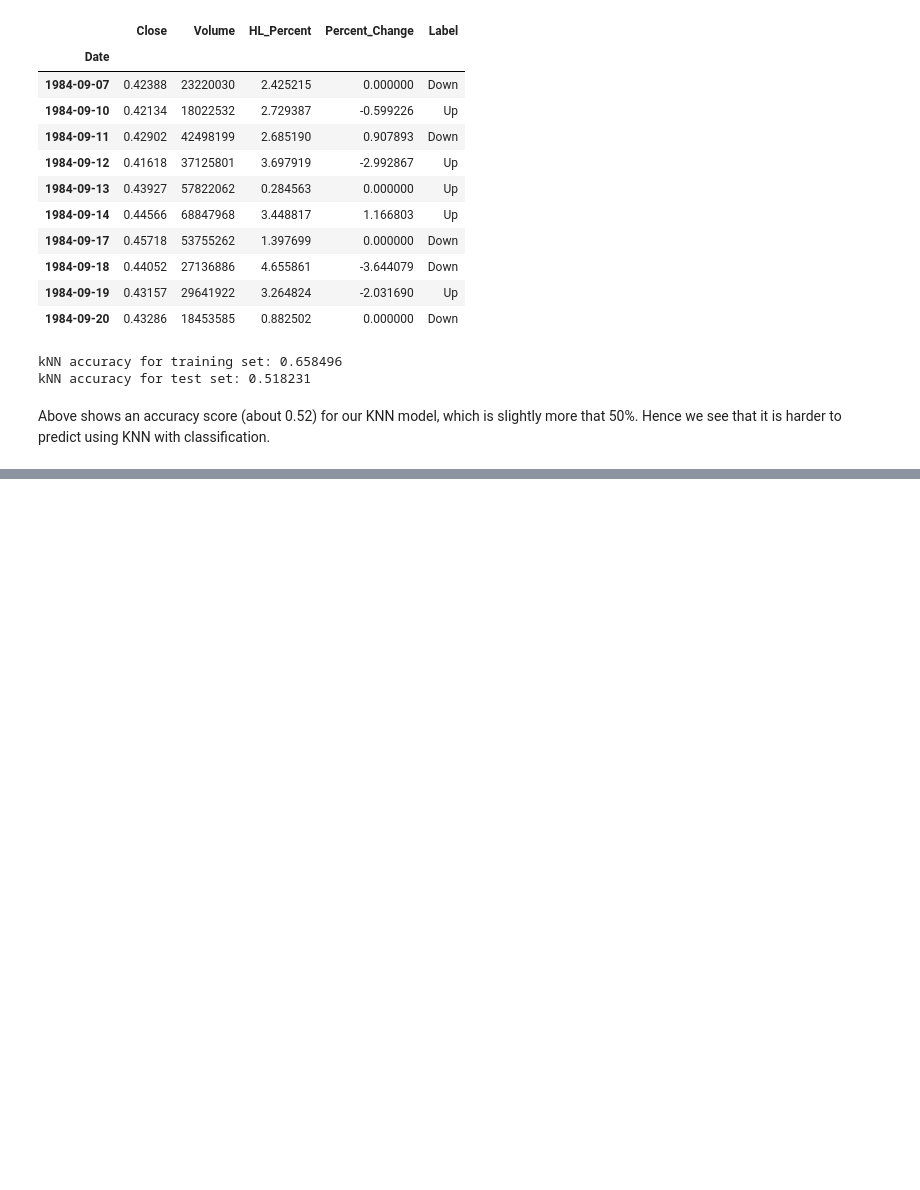
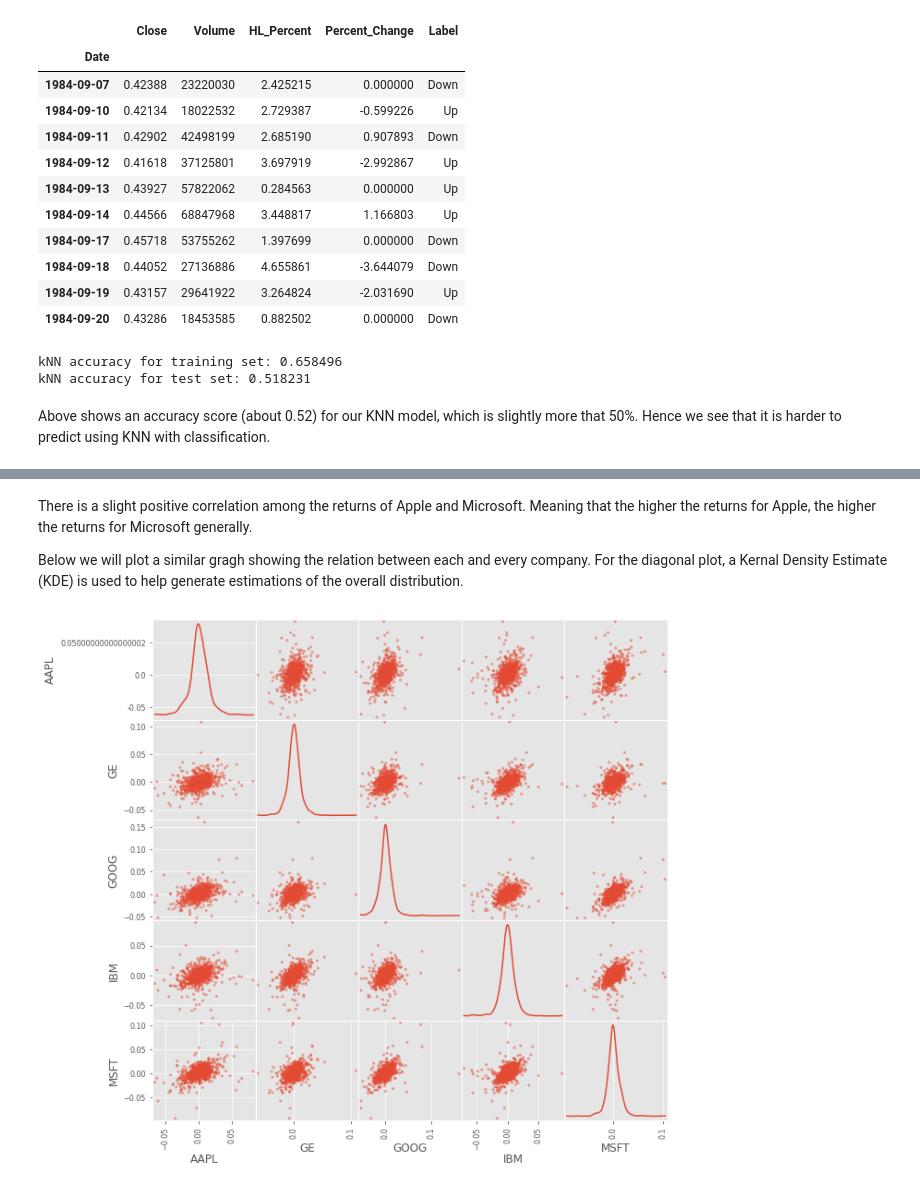
Before and after one commit to hoperawr/CS3244_Project, a Jupyter notebook: KNN/KNN_xj.ipynb, the cells around one changed output, grey strips where cells are left out. Saved outputs shown, nothing was run; the diff lists cells and outputs as text; code cells hidden in the pictures; blank space fills up the shorter version.

```diff
--- a/KNN/KNN_xj.ipynb
+++ b/KNN/KNN_xj.ipynb
@@ -283,0 +338,8 @@ df.head(10)
+# %% [markdown]
+There is a slight positive correlation among the returns of Apple and Microsoft. Meaning that the higher the returns for Apple, the higher the returns for Microsoft generally.
+
+Below we will plot a similar gragh showing the relation between each and every company. For the diagonal plot, a Kernal Density Estimate (KDE) is used to help generate estimations of the overall distribution.
+# %%
+scatter_matrix(return_comp, diagonal='kde', figsize=(10, 10));
+# %% [output]
+[figure, added]
```
Also changed, not shown: parts of 17 cells of this notebook, 5 other files.
